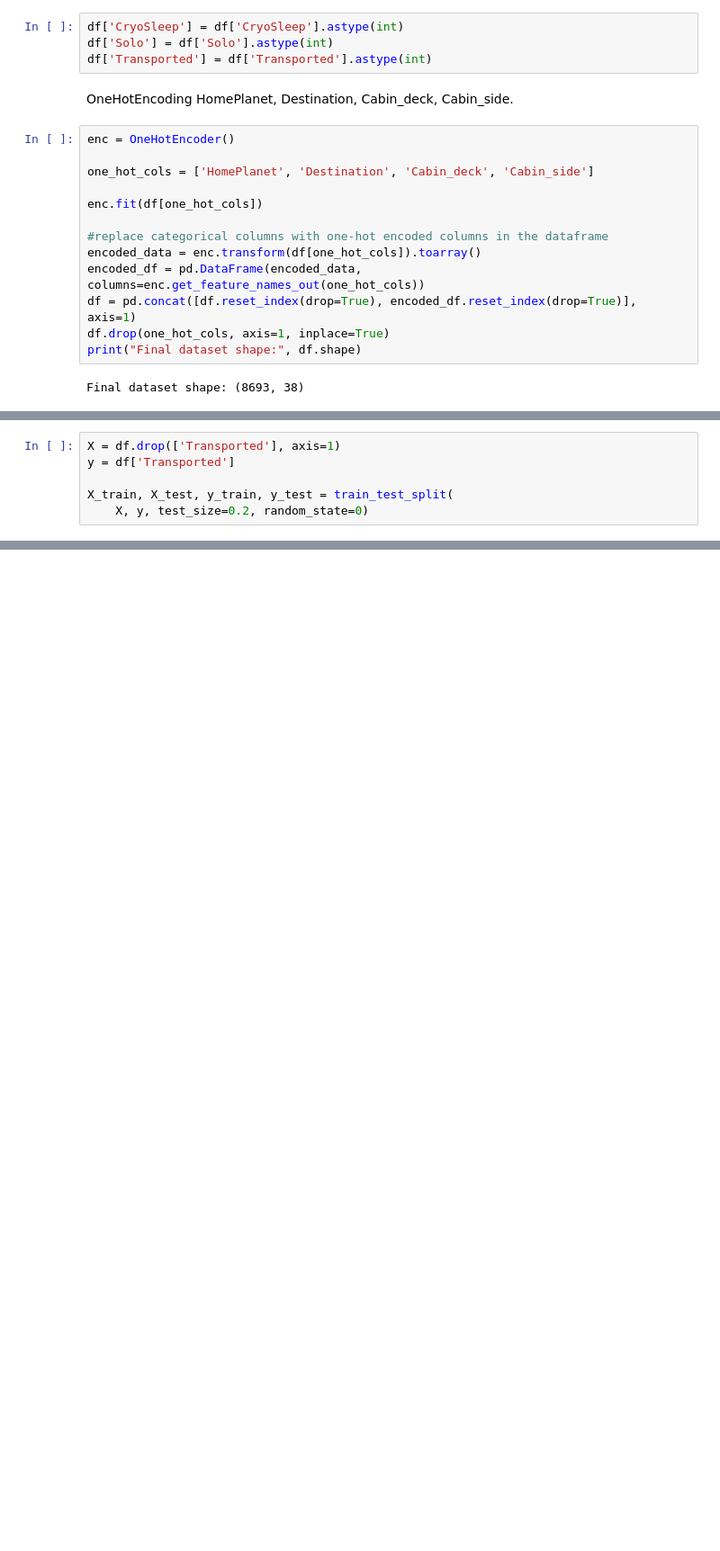
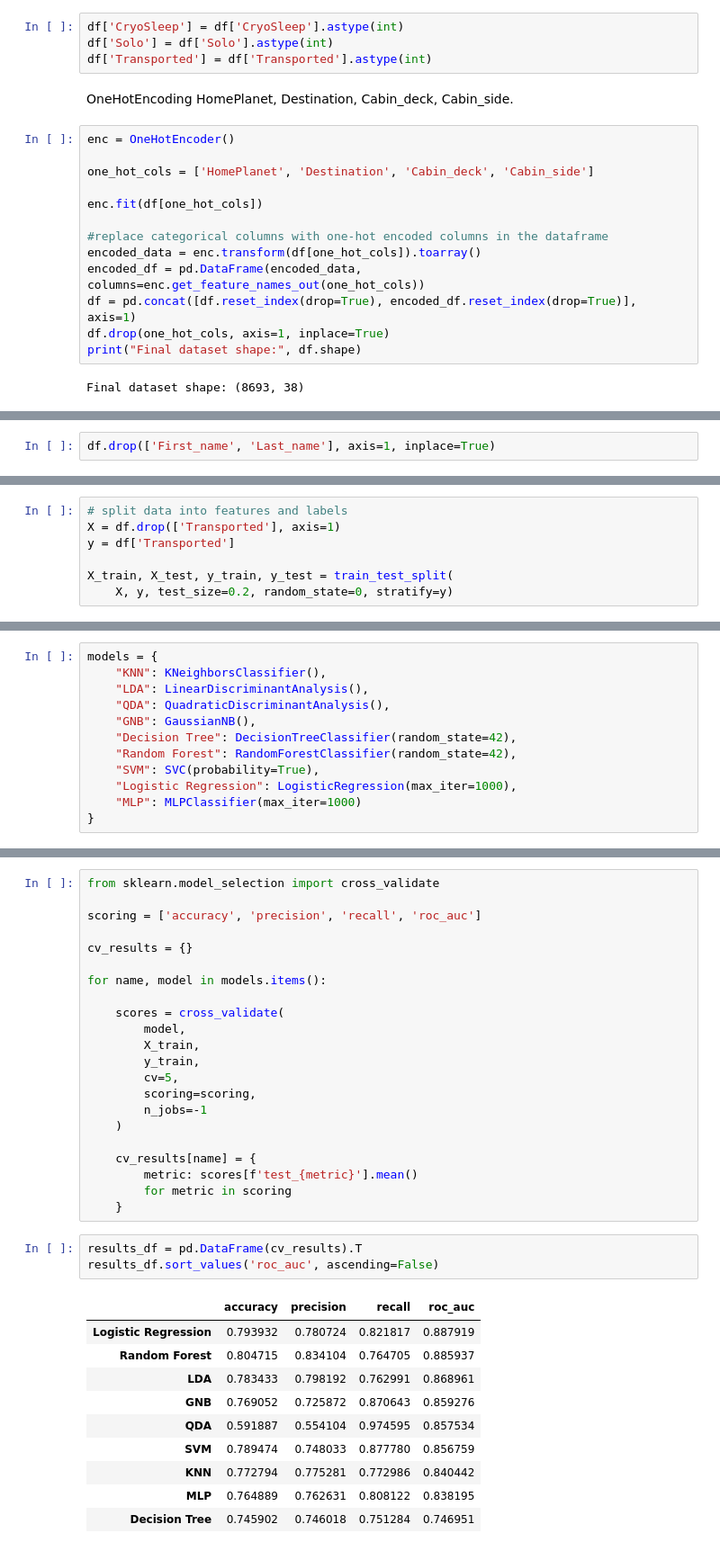
Before and after one commit to YarinArava/SpaceShipTitanic_FinalProject, a Jupyter notebook: Spaceship_Titanic_edited_2.ipynb, the cells around one changed output, grey strips where cells are left out. Shown at 90% size. Cells and saved outputs as stored; diff of their text form; blank space fills up the shorter version.

Commit message:
Added models evaluation table

```diff
--- a/Spaceship_Titanic_edited_2.ipynb
+++ b/Spaceship_Titanic_edited_2.ipynb
@@ -1366,2 +1388,4 @@ Final dataset shape: (8693, 38)
+# %%
+df.drop(['First_name', 'Last_name'], axis=1, inplace=True)
 # %% [markdown]
 **Train Test Split**
@@ -1368,6 +1394,7 @@ Final dataset shape: (8693, 38)
 # %%
+# split data into features and labels
 X = df.drop(['Transported'], axis=1)
 y = df['Transported']
 
 X_train, X_test, y_train, y_test = train_test_split(
-    X, y, test_size=0.2, random_state=0)
+    X, y, test_size=0.2, random_state=0, stratify=y)
@@ -1373,0 +1414,12 @@ X_train, X_test, y_train, y_test = train_test_split(
+# %%
+models = {
+    "KNN": KNeighborsClassifier(),
+    "LDA": LinearDiscriminantAnalysis(),
+    "QDA": QuadraticDiscriminantAnalysis(),
+    "GNB": GaussianNB(),
+    "Decision Tree": DecisionTreeClassifier(random_state=42),
+    "Random Forest": RandomForestClassifier(random_state=42),
+    "SVM": SVC(probability=True),
+    "Logistic Regression": LogisticRegression(max_iter=1000),
+    "MLP": MLPClassifier(max_iter=1000)
+}
@@ -1373,0 +1428,36 @@ X_train, X_test, y_train, y_test = train_test_split(
+# %%
+from sklearn.model_selection import cross_validate
+
+scoring = ['accuracy', 'precision', 'recall', 'roc_auc']
+
+cv_results = {}
+
+for name, model in models.items():
+
+    scores = cross_validate(
+        model,
+        X_train,
+        y_train,
+        cv=5,
+        scoring=scoring,
+        n_jobs=-1
+    )
+
+    cv_results[name] = {
+        metric: scores[f'test_{metric}'].mean()
+        for metric in scoring
+    }
+# %%
+results_df = pd.DataFrame(cv_results).T
+results_df.sort_values('roc_auc', ascending=False)
+# %% [output]
+|  | accuracy | precision | recall | roc_auc |
+| Logistic Regression | 0.793932 | 0.780724 | 0.821817 | 0.887919 |
+| Random Forest | 0.804715 | 0.834104 | 0.764705 | 0.885937 |
+| LDA | 0.783433 | 0.798192 | 0.762991 | 0.868961 |
+| GNB | 0.769052 | 0.725872 | 0.870643 | 0.859276 |
+| QDA | 0.591887 | 0.554104 | 0.974595 | 0.857534 |
+| SVM | 0.789474 | 0.748033 | 0.877780 | 0.856759 |
+| KNN | 0.772794 | 0.775281 | 0.772986 | 0.840442 |
+| MLP | 0.764889 | 0.762631 | 0.808122 | 0.838195 |
+| Decision Tree | 0.745902 | 0.746018 | 0.751284 | 0.746951 |
```
Also changed, not shown: parts of 18 cells of this notebook.
